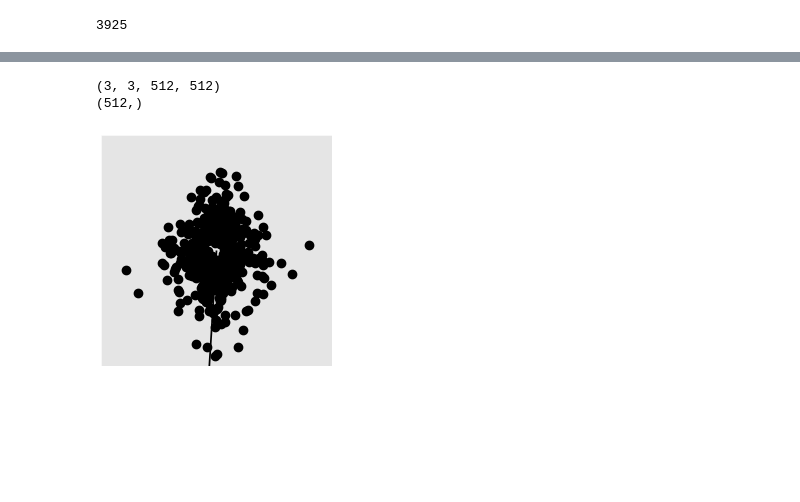
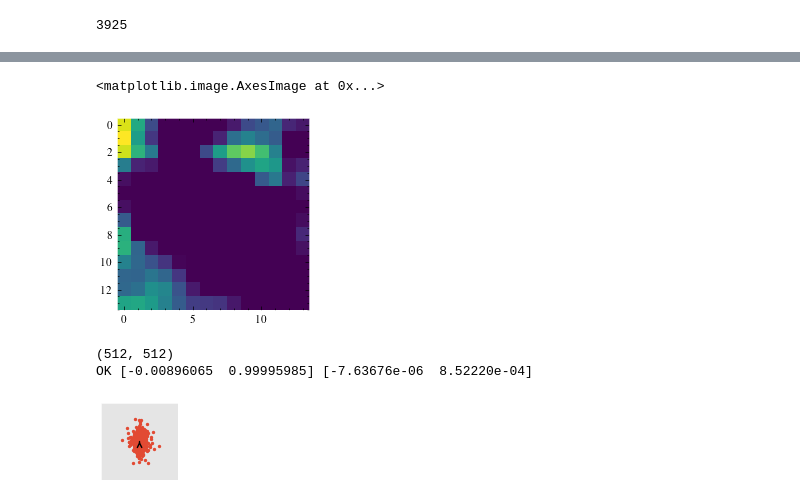
Before and after one commit to liamaltarac/CNN_Explorations, a Jupyter notebook: gradient_beta/sym_antsym_test.ipynb, the cells around one changed output, grey strips where cells are left out. Saved outputs shown, nothing was run; the diff lists cells and outputs as text; code cells hidden in the pictures; blank space fills up the shorter version.

```diff
--- a/gradient_beta/sym_antsym_test.ipynb
+++ b/gradient_beta/sym_antsym_test.ipynb
@@ -478,40 +524,75 @@ below [[359]
+# %%
+plt.imshow(f1[0,:,:,F])
+# %% [output]
+<matplotlib.image.AxesImage at 0x...>
+[figure, added]
 # %%
-F=424
+i=85
 
-filters = get_filter(model, l_num-1)  #[:,:,:, top10F.indices.numpy()]
+
+fig, ax = plt.subplots(1,1,figsize = (1,1))
+
+filters = get_filter(model, -2)  #[:,:,:, top10F.indices.numpy()]
 filters = filters #/ np.sqrt(reduce_variance(filters, axis=None))
 theta = getSobelTF(filters)
-print(filters.shape)
+dc = np.sign(np.mean(filters, axis=(0,1)))
+#idx = tf.where(tf.less(dc[:, F],0))[:,0].numpy()
+
+
 s, a = getSymAntiSymTF(filters)
 a_mag = reduce_euclidean_norm(a, axis=[0,1])
 s_mag = reduce_euclidean_norm(s, axis=[0,1])
 
-x = a_mag[:,F]*np.cos((theta[:,F]))
-y = a_mag[:,F]*np.sin((theta[:,F]))
-print(x.shape)
+_, a = getSymAntiSymTF(filters)
+a_mag = reduce_euclidean_norm(a, axis=[0,1])
+mag = reduce_euclidean_norm(filters, axis=[0,1])
+print(mag.shape)
+
+#find lims :
+
+x =a_mag[:,i]*np.cos((theta[:,i]))
+y = a_mag[:,i]*np.sin((theta[:,i]))
 lim_x = np.max(np.abs(x))
 lim_y = np.max(np.abs(y))
 lim = np.max([lim_x, lim_y])
-#lim =np.max(np.abs(mag[:, i]))
-lim*= 1.1
+lim =np.max(np.abs(mag[:, i]))
+lim*= 1
+
+cov = np.cov([x,y])
+e_val, e_vec = np.linalg.eigh(cov)
+e_vec = e_vec[:, np.argmax(e_val)]
+e_val = np.max(e_val)
 
 
+new_vec =  ((e_vec[0] * x + e_vec[1]*y)/(e_vec[0]**2+e_vec[1]**2))[:, None] * e_vec
+new_vec = np.mean(new_vec, axis=0)
 
-cov = np.cov([x,y])
-e_val, e_vec = np.linalg.eig(cov)
-e_vec = e_vec[:, np.argmax(e_val)]
+if any((np.sign(new_vec)-np.sign(e_vec))!=0) :
+	print("DOWN", e_vec, new_vec)
+else:
+	print("OK", e_vec, new_vec)
 
+e_vec =new_vec
+#print(e_val, e_vec)
 
-fig,ax  = plt.subplots(1,1,figsize=(10,3))
-
-ax.scatter(x,y, cmap = 'bwr', vmin=-1, vmax=1)
-ax.quiver(0,0, *e_vec, color=['black'], scale=1)
+#ax[l_num, i] = fig.add_subplot(gs1[l_num,i])
 ax.set_xlim(-lim, lim)
 ax.set_ylim(-lim, lim)
+ax.scatter(x,y, s=2, color='#E24A33')
+ax.set_box_aspect(1)
+
 ax.set_xticks([])
 ax.set_yticks([])
-ax.set_box_aspect(1)
+ax.set_aspect('equal')
+ax.collections[0].set_rasterized(True)
+
+#ax[l_num, i].arrow(0, 0, e_vec[0]/lim, e_vec[1]/lim, color="black", linestyle="--")
+#ax[l_num, i].arrow(0, 0, e_vec[0]*e_val*5, e_vec[1]*e_val*5, color="black", linestyle="--")
+ax.annotate("", xy=(e_vec[0]*e_val, e_vec[1]*e_val), xytext=(0, 0),
+			arrowprops=dict(arrowstyle="->",  color='black', lw=None))
+#ax[l_num, i].set_title(f"{c:.2f}, {s:.2f}")
+plt.show()
 # %% [output]
-(3, 3, 512, 512)
-(512,)
+(512, 512)
+OK [-0.00896065  0.99995985] [-7.63676e-06  8.52220e-04]
-[figure, old version]
+[figure, new version]
```
Also changed, not shown: parts of 16 cells of this notebook, 12 other files.
